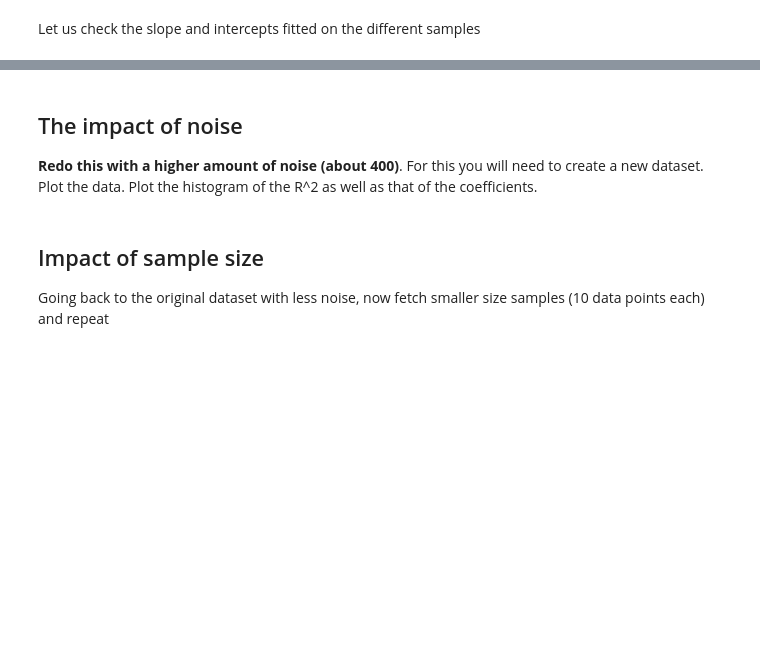
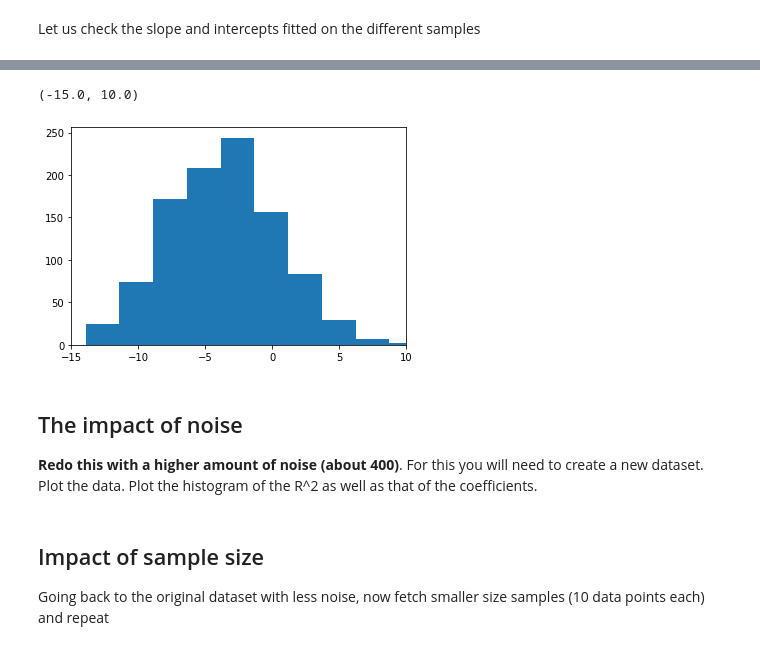
Before and after one commit to AlizaShamsi/Regression, a Jupyter notebook: distribute_linreg.ipynb, the cells around one changed output, grey strips where cells are left out. Drawn from its saved outputs; the diff is of its cells as text; code cells hidden in the pictures; blank space fills up the shorter version.

```diff
--- a/distribute_linreg.ipynb
+++ b/distribute_linreg.ipynb
@@ -125,6 +160,9 @@ plt.xlim([60, 100])
 # %%
-plt.hist([models[i].intercept_ for i in range(100)], bins=10);
+plt.hist([models[i].intercept_ for i in range(1000)], bins=10);
 plt.xlim([-15, 10])
+# %% [output]
+(-15.0, 10.0)
+[figure, added]
 # %% [markdown]
 ## The impact of noise
 
```
Also changed, not shown: parts of 7 cells of this notebook.
